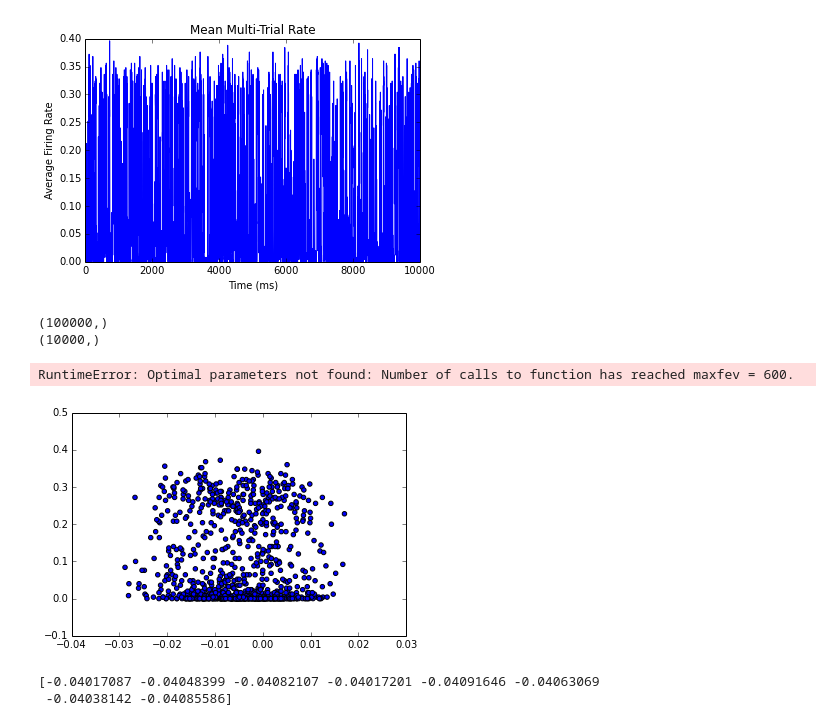
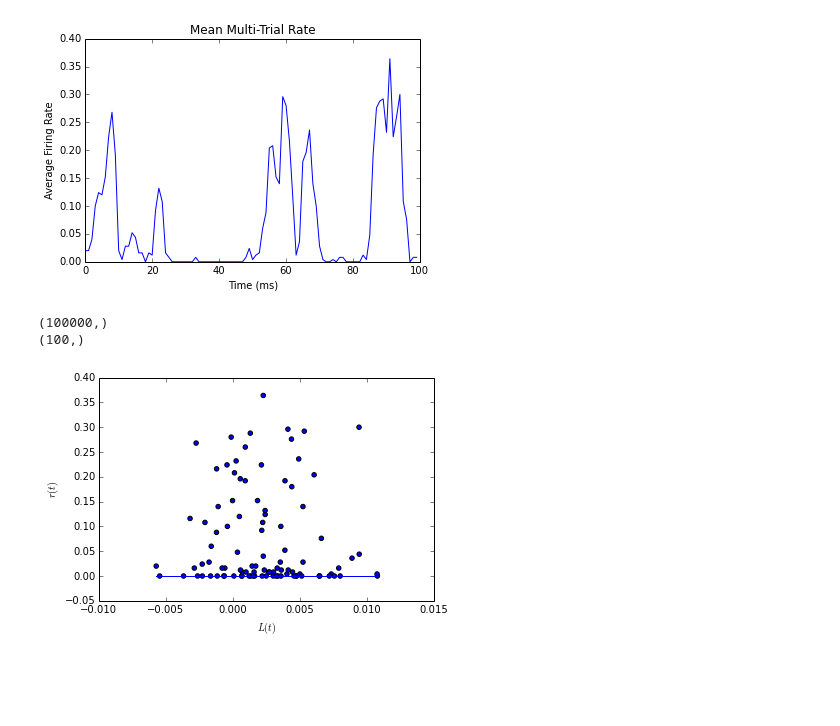
Before and after one commit to Seanny123/SYDE552, a Jupyter notebook: lnp/Q2.ipynb, the cells around one changed output. Cells and saved outputs as stored; diff of their text form; code cells hidden in the pictures; blank space fills up the shorter version.

```diff
--- a/lnp/Q2.ipynb
+++ b/lnp/Q2.ipynb
@@ -83,7 +83,7 @@ from scipy.optimize import curve_fit
 # %%
 multi_res = []
 for _ in range(250):
-    multi_res.append(synthetic_neuron(new_noise))
+    multi_res.append(synthetic_neuron(new_noise[:1000]))
 
 multi_trial_rate = np.zeros((multi_res[0].shape[0]/10, len(multi_res)))
 for z_i, m_r in enumerate(multi_res):
@@ -95,40 +95,34 @@ plt.xlabel("Time (ms)")
 plt.ylabel("Average Firing Rate")
 plt.savefig("multi-rate")
 # %% [output]
-[figure, old version]
+[figure, new version]
 # %%
 print(lin_est.shape)
 mean_multi = np.mean(multi_trial_rate, axis=1)
 print(mean_multi.shape)
 # %% [output]
 (100000,)
-(10000,)
+(100,)
 # %%
 r_max = np.max(mean_multi)
 
 def tan_func(x, g2, l0):
     return r_max  *  (np.tanh( g2*(x-l0) ) > 0)
 
-def sigmoid(x, g1, l0):
-    return r_max  /  (1 + np.exp(g1*(l0-x)))
+def sigmoid(x, a, g1, l0):
+    return a  /  (1 + np.exp(g1*(l0-x)))
 # %%
-win = 1000
+win = 100
 plt.scatter(lin_est[:win], mean_multi[:win])
 #plt.plot(curve_fit(tan_func, lin_est[:win], mean_multi[:win]))
-plt.plot(curve_fit(sigmoid, lin_est[:win], mean_multi[:win]))
+c_opt, _ = curve_fit(sigmoid, lin_est[:win], mean_multi[:win])
+x_opt = np.linspace(np.min(lin_est[:win]), np.max(lin_est[:win]), win)
+plt.plot(x_opt, sigmoid(x_opt, *c_opt))
 plt.ylabel("$r(t)$")
 plt.xlabel("$L(t)$")
 plt.savefig("non-lin")
 # %% [output]
-RuntimeError: Optimal parameters not found: Number of calls to function has reached maxfev = 600.
-[figure, old version]
+[figure, new version]
-# %%
-tmp = lin_est[lin_est < -0.04]
-f_res = tmp[tmp > -0.041]
-print(f_res)
-# %% [output]
-[-0.04017087 -0.04048399 -0.04082107 -0.04017201 -0.04091646 -0.04063069
- -0.04038142 -0.04085586]
 # %%
 def compress(arr, steps=200):
     bins = np.linspace(np.min(arr), np.max(arr), steps)
```
Also changed, not shown: parts of 4 cells of this notebook, 16 other files.
